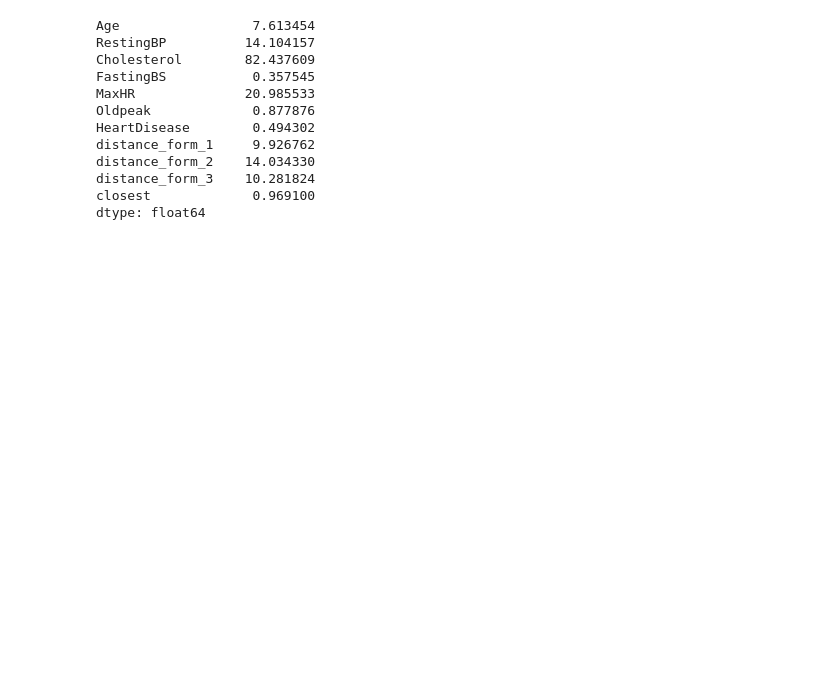
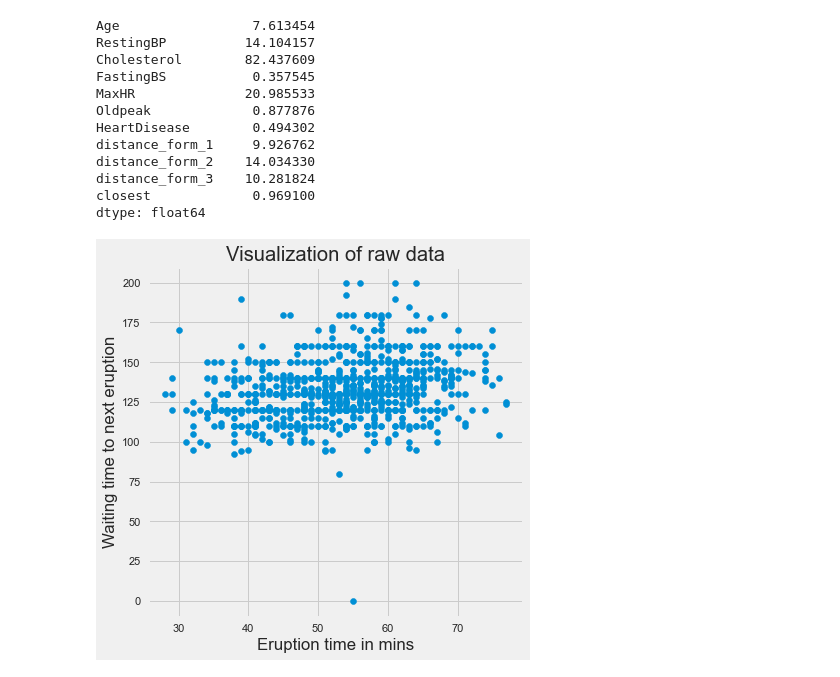
Before and after one commit to Kawsikan/ML_Assignment2_IT19185262_IT19153278_IT19153964, a Jupyter notebook: IT19153278/heart.ipynb, the cells around one changed output. Cells and saved outputs as stored; diff of their text form; code cells hidden in the pictures; blank space fills up the shorter version.

Commit message:
add visualize data

```diff
--- a/IT19153278/heart.ipynb
+++ b/IT19153278/heart.ipynb
@@ -313,3 +313,31 @@ distance_form_2    14.034330
 distance_form_3    10.281824
 closest             0.969100
 dtype: float64
+# %%
+# Modules
+import matplotlib.pyplot as plt
+from matplotlib.image import imread
+import pandas as pd
+import seaborn as sns
+from sklearn.datasets import make_blobs, make_circles, make_moons
+from sklearn.cluster import KMeans, SpectralClustering
+from sklearn.preprocessing import StandardScaler
+from sklearn.metrics import silhouette_samples, silhouette_score
+
+%matplotlib inline
+sns.set_context('notebook')
+plt.style.use('fivethirtyeight')
+from warnings import filterwarnings
+filterwarnings('ignore')
+
+# Import the data
+df = pd.read_csv('heart.csv')
+
+# Plot the data
+plt.figure(figsize=(6, 6))
+plt.scatter(df.iloc[:, 0], df.iloc[:, 3])
+plt.xlabel('Eruption time in mins')
+plt.ylabel('Waiting time to next eruption')
+plt.title('Visualization of raw data');
+# %% [output]
+[figure, added]
```
